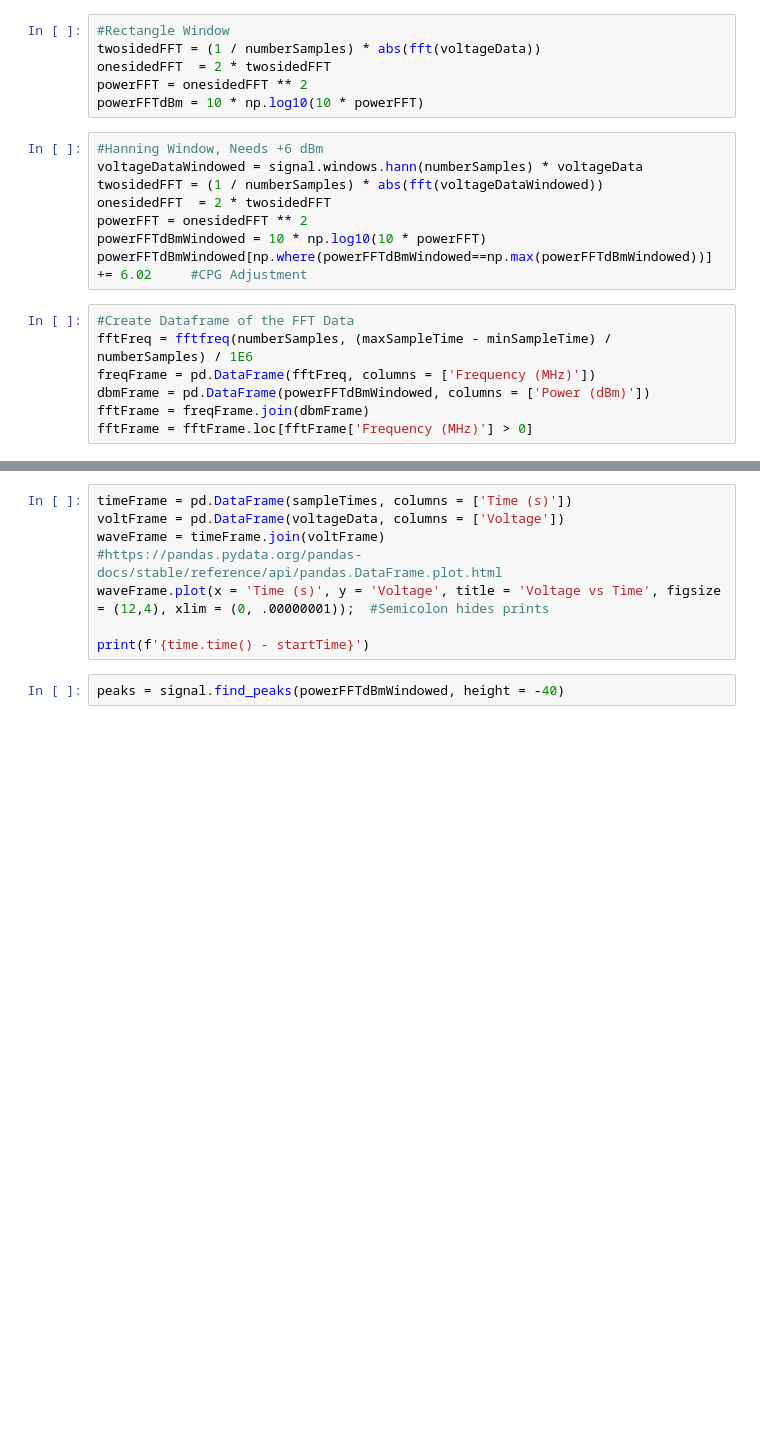
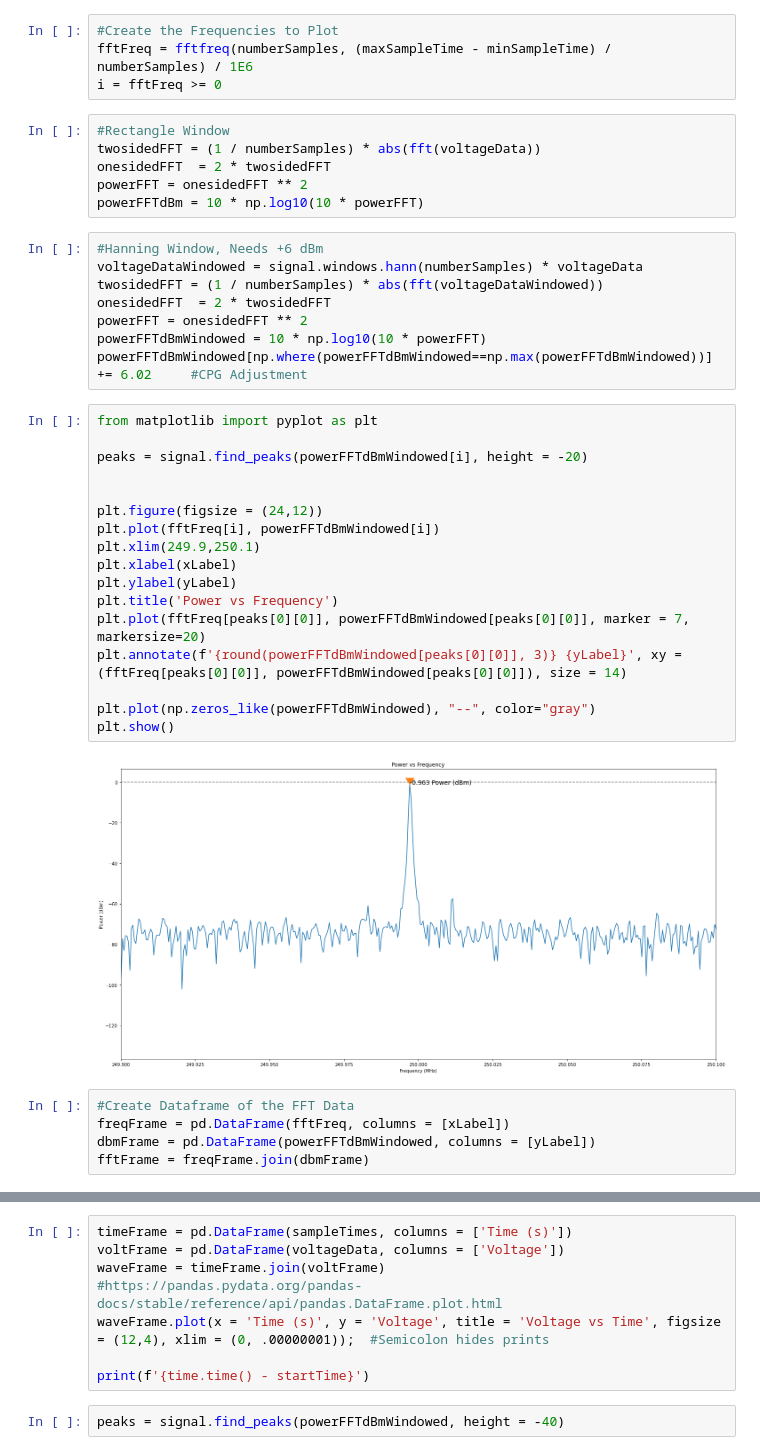
Before and after one commit to jlpoltrack/DSOX-Scripts, a Jupyter notebook: FFT/FFT Work.ipynb, the cells around one changed output, grey strips where cells are left out. Drawn from its saved outputs; the diff is of its cells as text; blank space fills up the shorter version.

```diff
--- a/FFT/FFT Work.ipynb
+++ b/FFT/FFT Work.ipynb
@@ -11,6 +14,10 @@ numberSamples = len(df)
 minSampleTime = df['Timestamp'].min()
 maxSampleTime = df['Timestamp'].max()
 voltageData = df['CHANnel1 Data'].to_numpy()
+# %%
+#Create the Frequencies to Plot
+fftFreq = fftfreq(numberSamples, (maxSampleTime - minSampleTime) / numberSamples) / 1E6
+i = fftFreq >= 0
 # %%
 #Rectangle Window
 twosidedFFT = (1 / numberSamples) * abs(fft(voltageData))
@@ -25,10 +32,27 @@ onesidedFFT  = 2 * twosidedFFT
 powerFFT = onesidedFFT ** 2
 powerFFTdBmWindowed = 10 * np.log10(10 * powerFFT)
 powerFFTdBmWindowed[np.where(powerFFTdBmWindowed==np.max(powerFFTdBmWindowed))] += 6.02     #CPG Adjustment
+# %%
+from matplotlib import pyplot as plt
+
+peaks = signal.find_peaks(powerFFTdBmWindowed[i], height = -20)
+
+
+plt.figure(figsize = (24,12))
+plt.plot(fftFreq[i], powerFFTdBmWindowed[i])
+plt.xlim(249.9,250.1)
+plt.xlabel(xLabel)
+plt.ylabel(yLabel)
+plt.title('Power vs Frequency')
+plt.plot(fftFreq[peaks[0][0]], powerFFTdBmWindowed[peaks[0][0]], marker = 7, markersize=20)
+plt.annotate(f'{round(powerFFTdBmWindowed[peaks[0][0]], 3)} {yLabel}', xy = (fftFreq[peaks[0][0]], powerFFTdBmWindowed[peaks[0][0]]), size = 14)
+
+plt.plot(np.zeros_like(powerFFTdBmWindowed), "--", color="gray")
+plt.show()
+# %% [output]
+[figure, added]
 # %%
 #Create Dataframe of the FFT Data
-fftFreq = fftfreq(numberSamples, (maxSampleTime - minSampleTime) / numberSamples) / 1E6
-freqFrame = pd.DataFrame(fftFreq, columns = ['Frequency (MHz)'])
-dbmFrame = pd.DataFrame(powerFFTdBmWindowed, columns = ['Power (dBm)'])
+freqFrame = pd.DataFrame(fftFreq, columns = [xLabel])
+dbmFrame = pd.DataFrame(powerFFTdBmWindowed, columns = [yLabel])
 fftFrame = freqFrame.join(dbmFrame)
-fftFrame = fftFrame.loc[fftFrame['Frequency (MHz)'] > 0]
```
Also changed, not shown: parts of 4 cells of this notebook, 4 other files.
